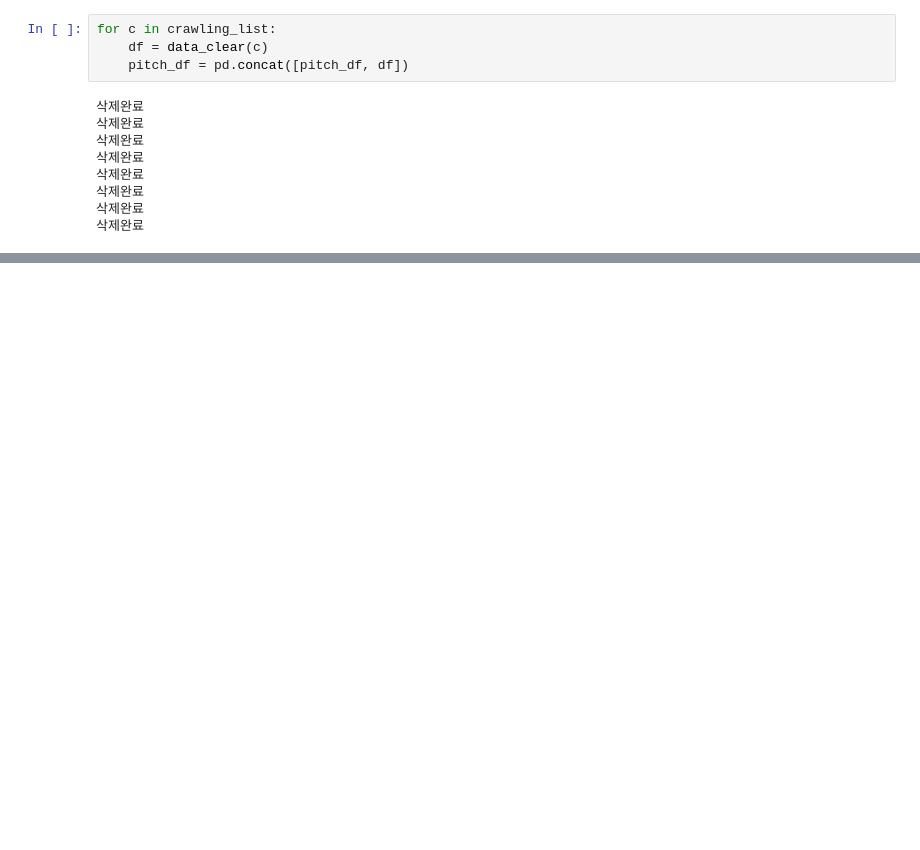
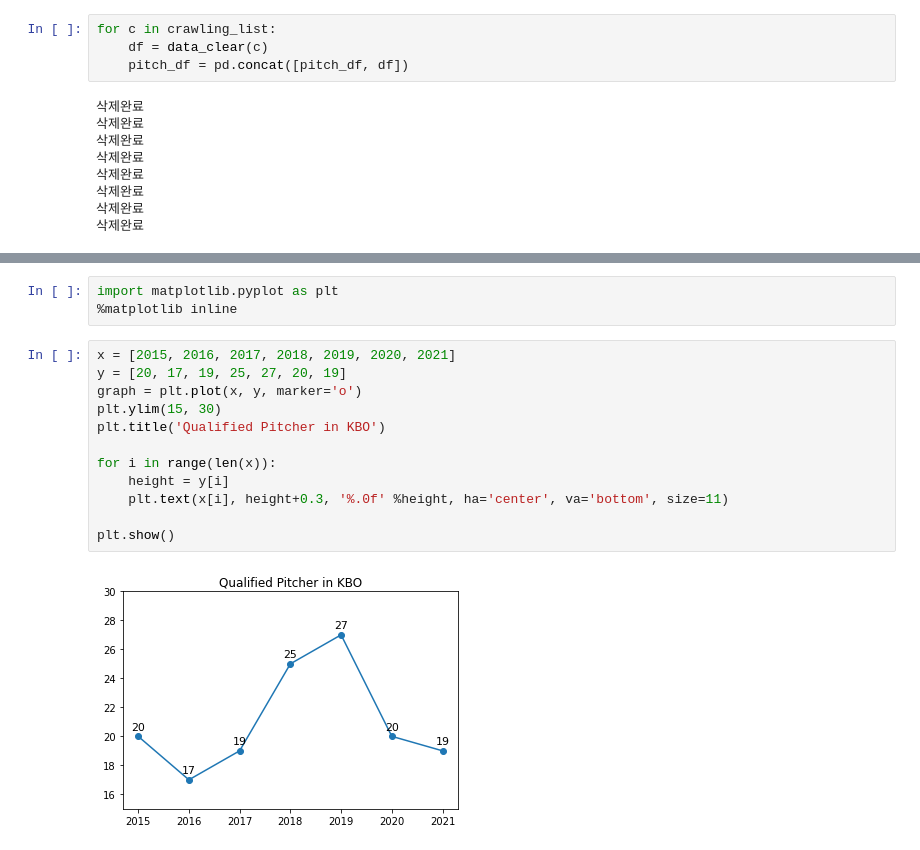
Before and after one commit to JeongMinHyeok/Baseball_simulator, a Jupyter notebook: Statiz_crawler.ipynb, the cells around one changed output, grey strips where cells are left out. Saved outputs shown, nothing was run; the diff lists cells and outputs as text; blank space fills up the shorter version.

Commit message:
qualified pitcher analysis

```diff
--- a/Statiz_crawler.ipynb
+++ b/Statiz_crawler.ipynb
@@ -229,0 +394,17 @@ pitch_df
+# %%
+import matplotlib.pyplot as plt
+%matplotlib inline
+# %%
+x = [2015, 2016, 2017, 2018, 2019, 2020, 2021]
+y = [20, 17, 19, 25, 27, 20, 19]
+graph = plt.plot(x, y, marker='o')
+plt.ylim(15, 30)
+plt.title('Qualified Pitcher in KBO')
+
+for i in range(len(x)):
+    height = y[i]
+    plt.text(x[i], height+0.3, '%.0f' %height, ha='center', va='bottom', size=11)
+
+plt.show()
+# %% [output]
+[figure, added]
```
Also changed, not shown: parts of 18 cells of this notebook.
